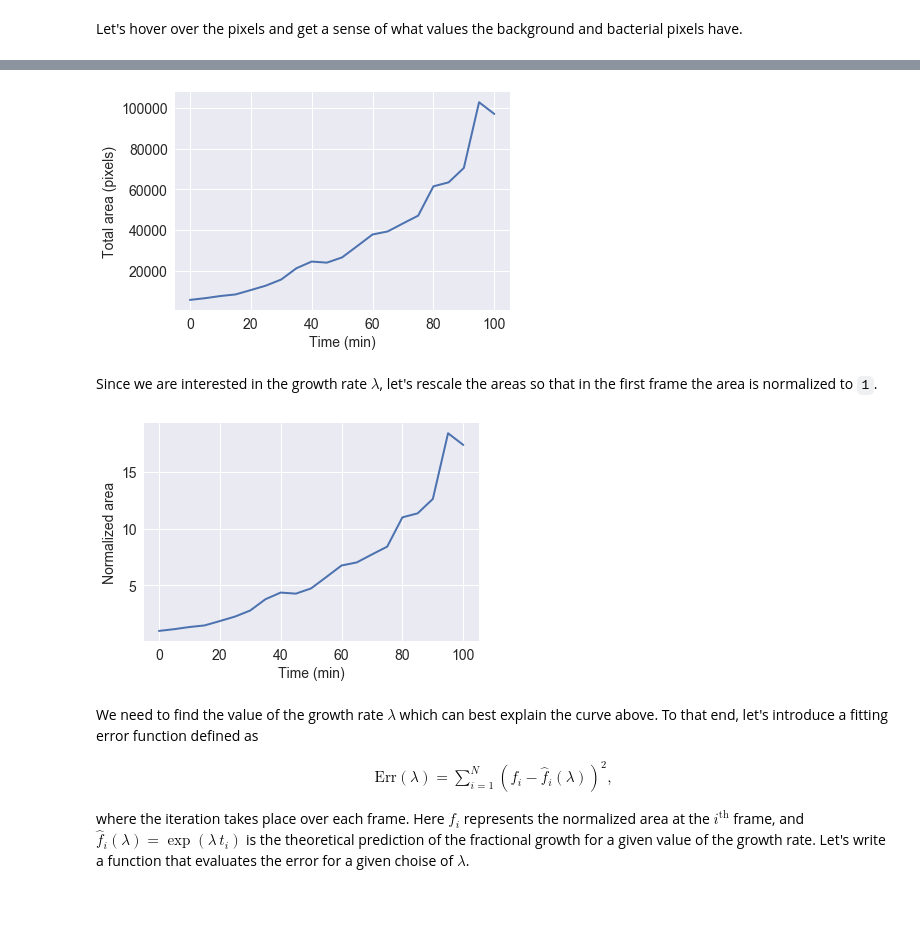
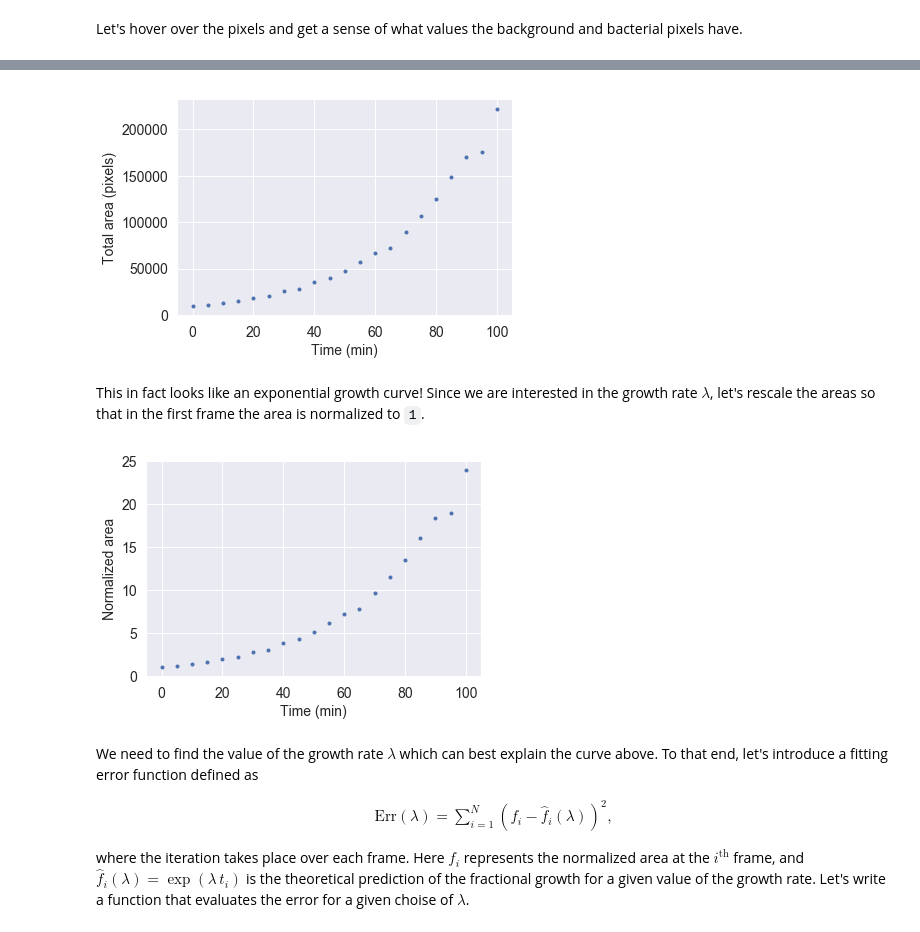
Before and after one commit to RPGroup-PBoC/be262, a Jupyter notebook: code/bacterial_growth.ipynb, the cells around one changed output, grey strips where cells are left out. Cells and saved outputs as stored; diff of their text form; code cells hidden in the pictures; blank space fills up the shorter version.

```diff
--- a/code/bacterial_growth.ipynb
+++ b/code/bacterial_growth.ipynb
@@ -145,8 +125,10 @@ The peak that dominates the distribution is in the range where the background pi
 # %%
+%matplotlib inline
+
 # Threshold value
-threshold = 0.2
+threshold = 0.4
 
 # Apply the threshold and show the segmented image
-plt.imshow(im_float < threshold, cmap = plt.cm.Greys_r)
-plt.grid('off')
+plt.imshow(im_float > threshold, cmap = plt.cm.Greys_r)
+plt.grid(False)
 # %% [output]
@@ -156,8 +138,8 @@ Looks like thresholding did a decent job in isolating the bacterial cells! Let's
 # %%
 # Load the image
-im = skimage.io.imread('../data/ecoli_growth/ecoli_phase_18.tif')
+im = skimage.io.imread('./data/ecoli_growth/ecoli_TRITC_18.tif')
 
 # Show the image
 plt.imshow(im, cmap = plt.cm.Greys_r)
-plt.grid('off')
+plt.grid(False)
 # %% [output]
@@ -176,6 +158,6 @@ Not too bad, but we can see that a lot of the interior cells' area was assigned
 # %%
 # Extract the names of all phase images
-im_names = glob.glob('../data/ecoli_growth/ecoli_phase_*.tif')
+im_names = np.sort(glob.glob('./data/ecoli_growth/ecoli_TRITC_*.tif'))
 
 # Take a look at some
 im_names[0:5]
@@ -189,50 +171,50 @@ im_names[0:5]
 # Number of frames
 n_frames = len(im_names)
 
 # An array to store the bacterial areas
 area_tot = np.zeros(n_frames)
 
 # Extract the bacterial areas
 for n in range(n_frames):
 
     # Read the frame
     im = skimage.io.imread(im_names[n])
 
     # Renormalize the image
     im_float = (im - np.min(im))/(np.max(im) - np.min(im))
 
     # Apply the threshold
-    im_thresh = im_float < threshold
+    im_thresh = im_float > threshold
 
-    # Add the area
+    # Save the area in our array
     area_tot[n] = np.sum(im_thresh)
 
 # Time resolution in minutes
 dt = 5
 
 # Measurement times
 times = dt * np.arange(n_frames)
 
 # Plot the time dependence of the bacterial area
-plt.plot(times, area_tot)
+plt.plot(times, area_tot, '.')
 plt.xlabel('Time (min)')
 plt.ylabel('Total area (pixels)')
 plt.show()
 # %% [output]
-[figure, old version]
+[figure, new version]
 # %% [markdown]
-Since we are interested in the growth rate $\lambda$, let's rescale the areas so that in the first frame the area is normalized to `1`.
+This in fact looks like an exponential growth curve! Since we are interested in the growth rate $\lambda$, let's rescale the areas so that in the first frame the area is normalized to `1`.
 # %%
 # Area normalization
 area_tot_norm = area_tot / area_tot[0]
 
 # Plot the normalized area
-plt.plot(times, area_tot_norm)
+plt.plot(times, area_tot_norm, '.')
 plt.xlabel('Time (min)')
 plt.ylabel('Normalized area')
 plt.show()
 # %% [output]
-[figure, old version]
+[figure, new version]
 # %% [markdown]
 We need to find the value of the growth rate $\lambda$ which can best explain the curve above. To that end, let's introduce a fitting error function defined as
 
```
Also changed, not shown: parts of 48 cells of this notebook, 4 other files.
